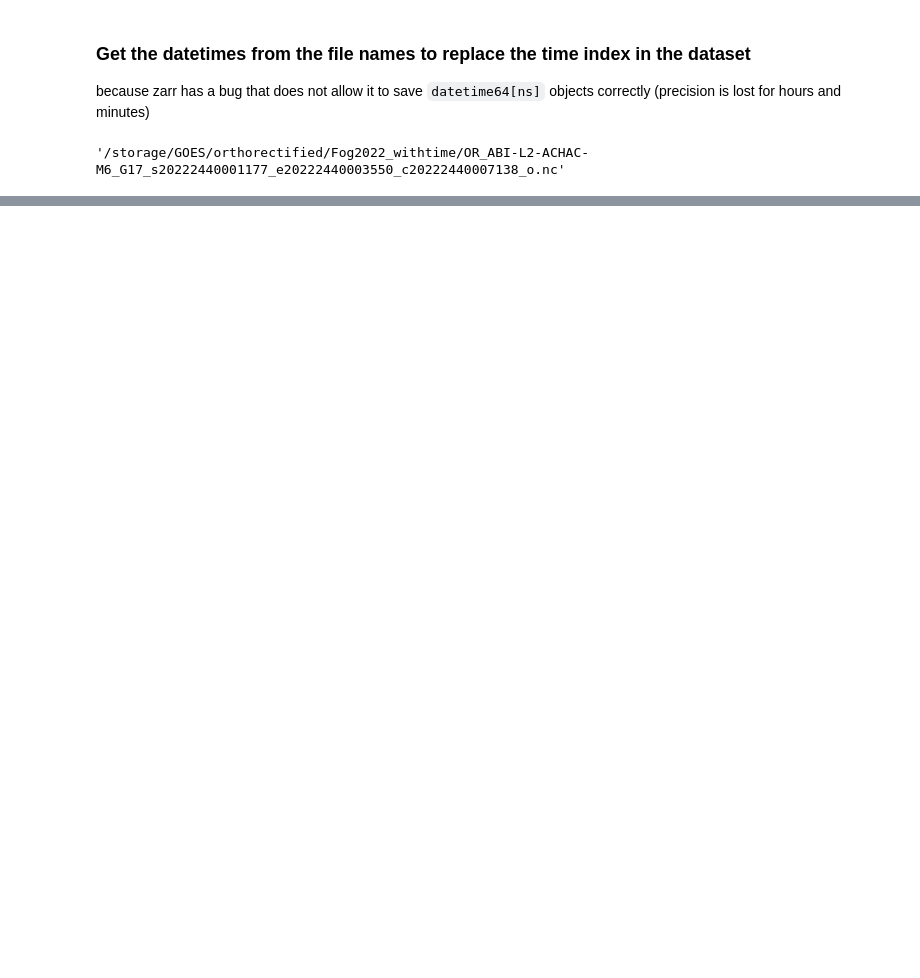
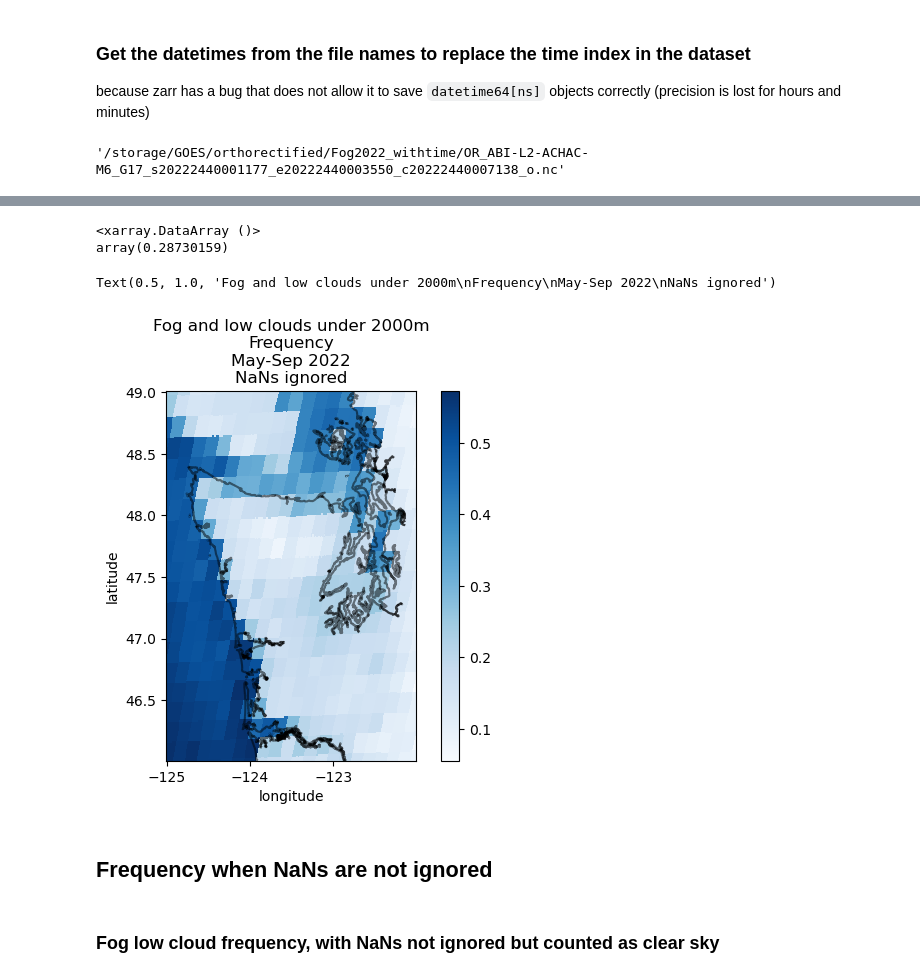
Before and after one commit to autumn-yng/summerfog, a Jupyter notebook: goes/goes_analyze.ipynb, the cells around one changed output, grey strips where cells are left out. Drawn from its saved outputs; the diff is of its cells as text; code cells hidden in the pictures; blank space fills up the shorter version.

Commit message:
Experiment calculating frequency with NaNs ingored/not ignored. Checking different bands imagery and DQF.

```diff
--- a/goes/goes_analyze.ipynb
+++ b/goes/goes_analyze.ipynb
@@ -177,3 +152,0 @@ pt12 = [48.57880161, 	-123.1731671]
-# %%
-# We choose 400 meters as the threshold for cloud top height to be considered fog or low cloud
-ds['FLCC'] = (ds['HT'] < 400).astype(int)
@@ -199,0 +155,8 @@ array([[[nan, nan, nan, ..., nan, nan, nan],
+# %%
+# We choose 2000 meters as the threshold for cloud top height to be considered fog or low cloud
+ds['FLCC'] = (ds['Height'] < 2000) # Create a new array for ds which has 1s where Height is < 400 meters and 0s otherwise. NaN values are also represented as 0s here.
+nan_indices = ds['Height'].isnull() # xarray's isnull() returns a boolean array indicated which item in ds['Height] has a missing value
+'''Filter the array: keep the items that pass the condition. The items which don't pass will be replaced with NaNs.
+This is xarray's where(), very different from numpy's where(). '''
+not_nan_indices = ~nan_indices
+ds['FLCC'] = ds['FLCC'].where(not_nan_indices) # Change the False values in FLCC which were originally NaNs in Height back to NaNs in FLCC
@@ -199,0 +178,8 @@ array([[[nan, nan, nan, ..., nan, nan, nan],
+# %%
+ds['not_nans'] = ~ds['Height'].isnull()
+# %%
+FLCC_freq = (
+    # ds['FLCC'].sum(dim='time') / ds['time'].size
+    ds['FLCC'].sum(dim='time') / ds['not_nans'].sum(dim='time')
+)
+# Because we are working with Dask arrays in this dataset, frequency data won't actually be calculated until .load() is called in the cell below. The output of this cell is just a preview of what FLCC_freq will look like.
@@ -199,0 +207,18 @@ array([[[nan, nan, nan, ..., nan, nan, nan],
+# %%
+FLCC_freq.max()
+# %% [output]
+<xarray.DataArray ()>
+array(0.28730159)
+# %%
+fig, ax = plt.subplots()
+
+FLCC_freq.plot(ax = ax, cmap = 'Blues')
+shoreline.plot(ax = ax, color = "black", alpha = 0.5) # how to make the stroke of the shoreline thinner?
+plt.title('Fog and low clouds under 2000m\nFrequency\nMay-Sep 2022\nNaNs ignored')
+# %% [output]
+Text(0.5, 1.0, 'Fog and low clouds under 2000m\nFrequency\nMay-Sep 2022\nNaNs ignored')
+[figure, added]
+# %% [markdown]
+## Frequency when NaNs are not ignored
+# %% [markdown]
+### Fog low cloud frequency, with NaNs not ignored but counted as clear sky
```
Also changed, not shown: parts of 47 cells of this notebook.
